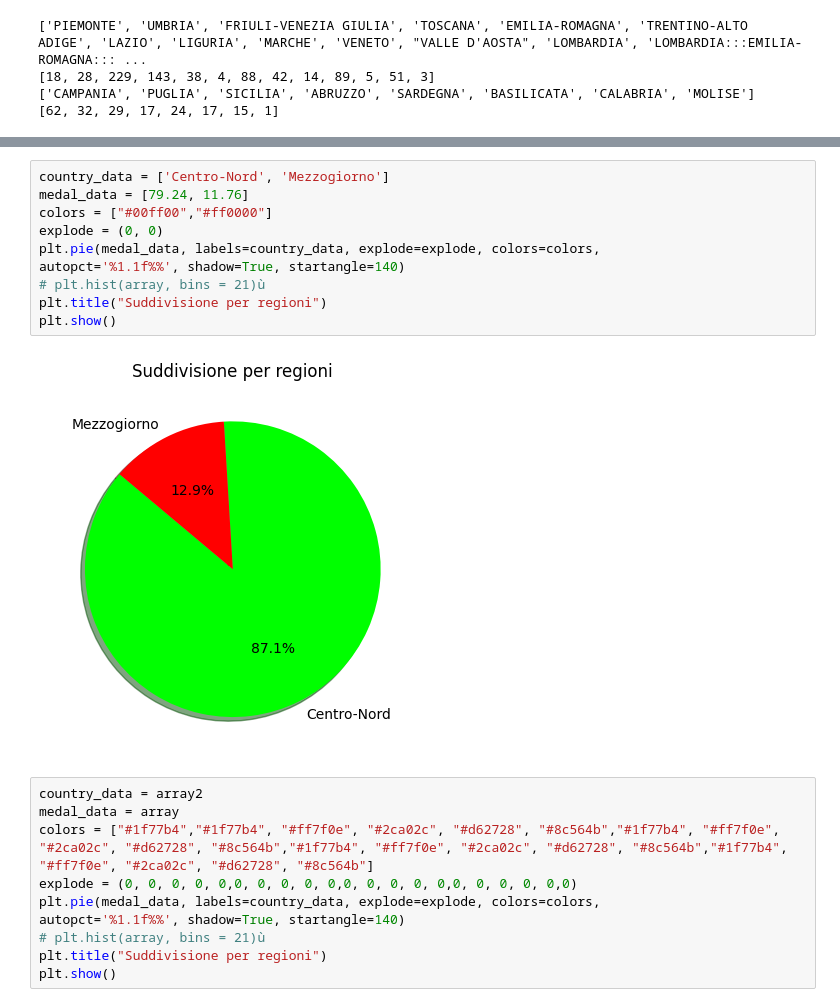
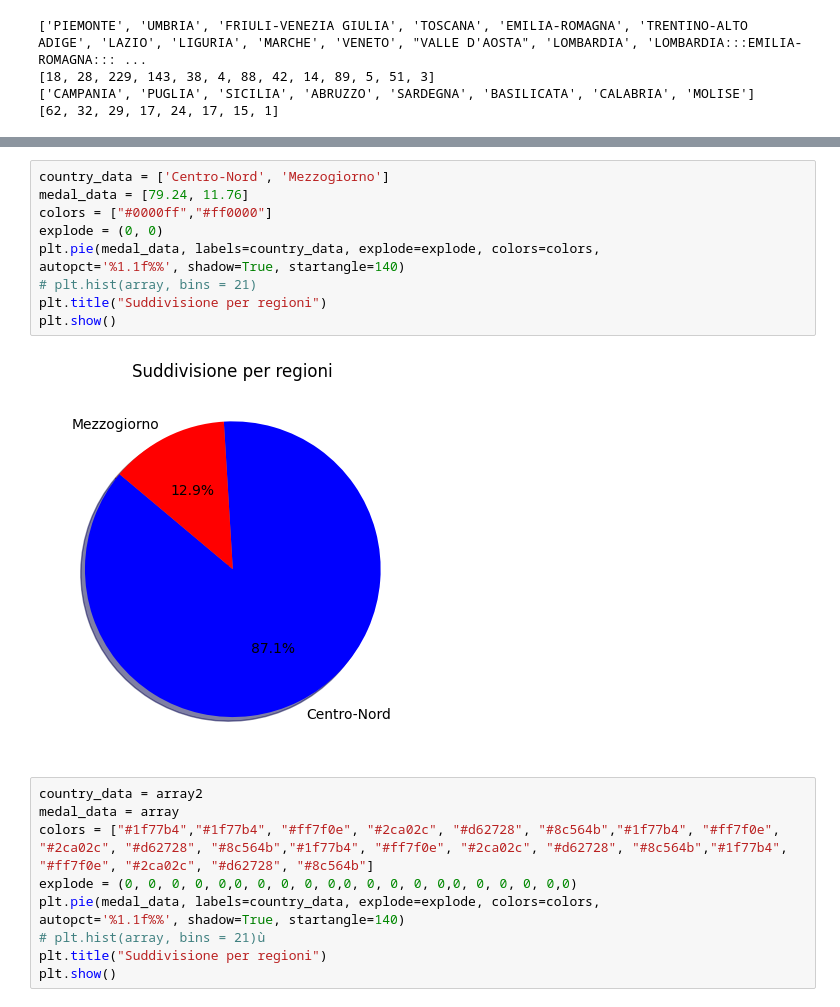
Before and after one commit to LorenzoLongarini/progetto-di-economia, a Jupyter notebook: economia_dataset.ipynb, the cells around one changed output, grey strips where cells are left out. Saved outputs shown, nothing was run; the diff lists cells and outputs as text.

```diff
--- a/economia_dataset.ipynb
+++ b/economia_dataset.ipynb
@@ -191,15 +151,15 @@ plt.show()
 # %%
 country_data = ['Centro-Nord', 'Mezzogiorno']
 medal_data = [79.24, 11.76]
-colors = ["#00ff00","#ff0000"]
+colors = ["#0000ff","#ff0000"]
 explode = (0, 0)
 plt.pie(medal_data, labels=country_data, explode=explode, colors=colors,
 autopct='%1.1f%%', shadow=True, startangle=140)
-# plt.hist(array, bins = 21)ù
+# plt.hist(array, bins = 21)
 plt.title("Suddivisione per regioni")
 plt.show()
 # %% [output]
-[figure, old version]
+[figure, new version]
 # %%
 country_data = array2
 medal_data = array
```
Also changed, not shown: parts of 7 cells of this notebook, 1 other file.
